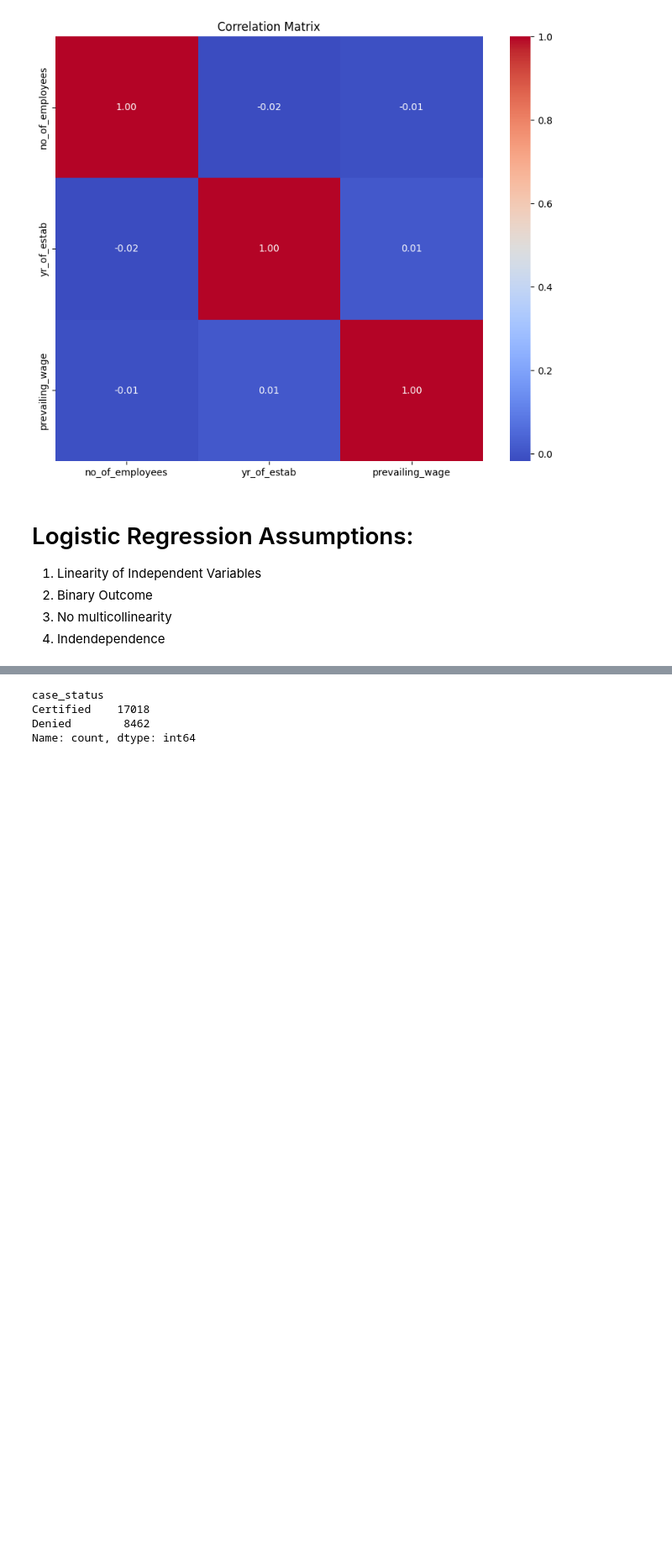
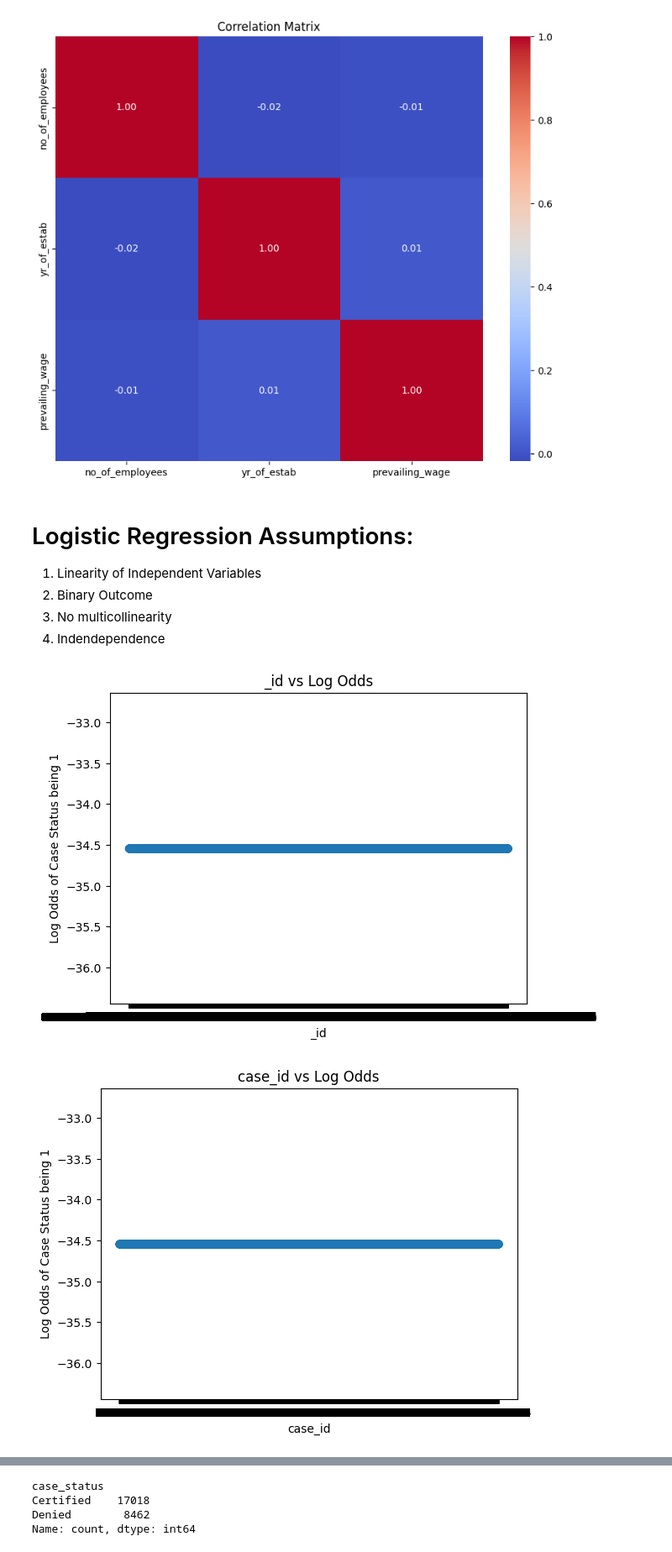
Before and after one commit to 1sallyb/FinalProject, a Jupyter notebook: Notebook/EDA.ipynb, the cells around one changed output, grey strips where cells are left out. Shown at 84% size. Saved outputs shown, nothing was run; the diff lists cells and outputs as text; code cells hidden in the pictures; blank space fills up the shorter version.

```diff
--- a/Notebook/EDA.ipynb
+++ b/Notebook/EDA.ipynb
@@ -368,3 +384,31 @@ plt.show()
 2. Binary Outcome
 3. No multicollinearity
 4. Indendependence
+# %%
+# Replace non-numeric values with NaN
+df['case_status'] = pd.to_numeric(df['case_status'], errors='coerce')
+
+# Fill NaN values with a specific numeric value or method (e.g., mean)
+df['case_status'].fillna(value=0, inplace=True)  # Replace NaN with 0
+
+# Convert the column to integer type
+df['case_status'] = df['case_status'].astype(int)
+# %%
+# Linearity of Independent Variables
+import numpy as np
+
+# Convert 'case_status' to numeric
+df['case_status'] = pd.to_numeric(df['case_status'])
+
+for column in df.columns:
+    if column != 'case_status':
+        # Avoid division by zero by adding a small value
+        epsilon = 1e-15
+        plt.scatter(df[column], np.log(df['case_status'] + epsilon) - np.log(1 - df['case_status'] + epsilon))
+        plt.xlabel(column)
+        plt.ylabel('Log Odds of Case Status being 1')
+        plt.title(f'{column} vs Log Odds')
+        plt.show()
+# %% [output]
+[figure, added]
+[figure, added]
```
Also changed, not shown: parts of 10 cells of this notebook.
